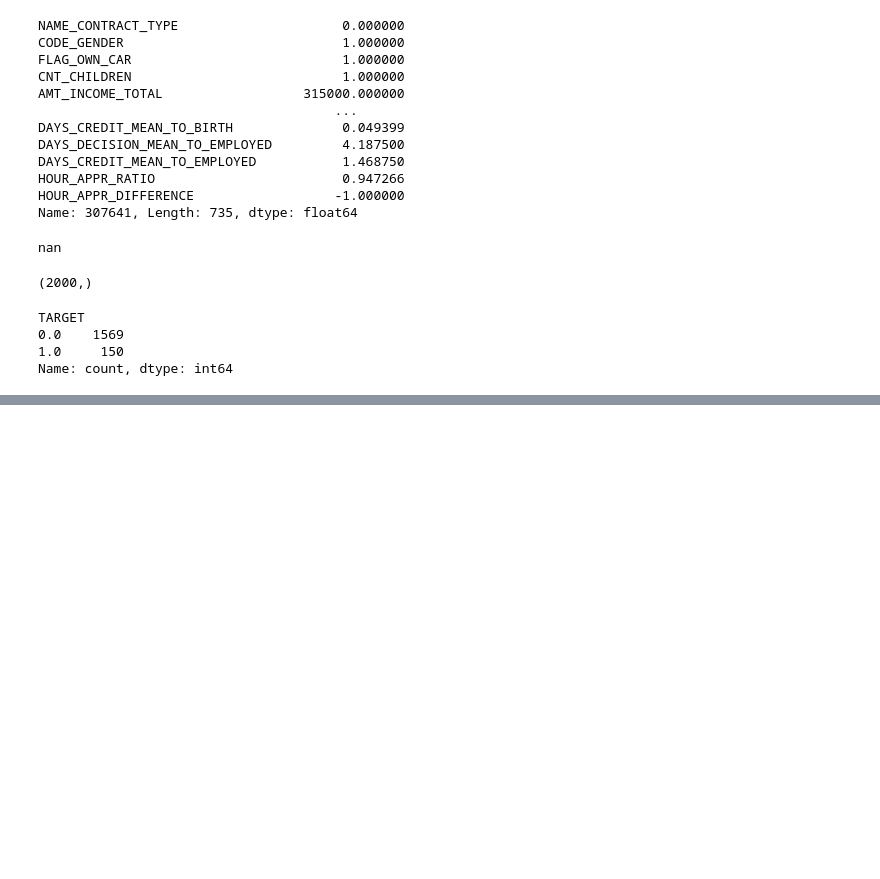
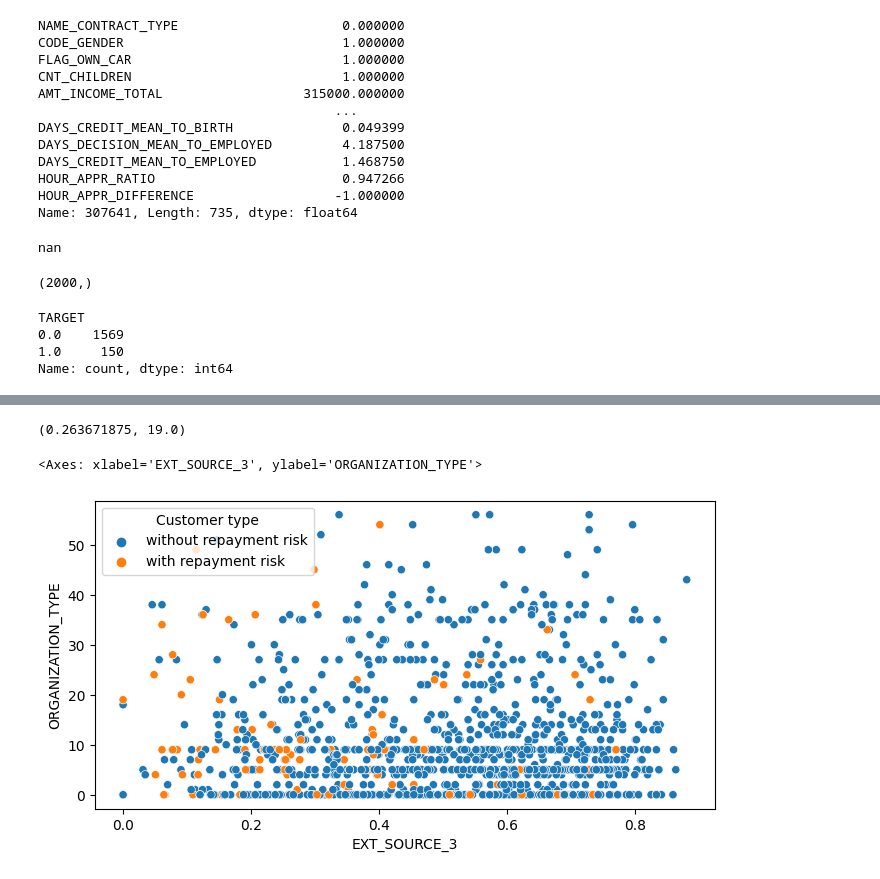
Before and after one commit to JulienfLeBoucher/OC_MLOps_credit_scoring, a Jupyter notebook: dashboard/dashboard_dev.ipynb, the cells around one changed output, grey strips where cells are left out. Cells and saved outputs as stored; diff of their text form; code cells hidden in the pictures; blank space fills up the shorter version.

```diff
--- a/dashboard/dashboard_dev.ipynb
+++ b/dashboard/dashboard_dev.ipynb
@@ -277,0 +356,9 @@ Name: count, dtype: int64
+# %%
+target = (
+            target
+            .astype("category")
+            .replace(0, 'without repayment risk')
+            .replace(1, 'with repayment risk')
+        )
+
+target.tail(10)
@@ -277,0 +379,20 @@ Name: count, dtype: int64
+# %%
+feature_name_x = 'EXT_SOURCE_3'
+feature_name_y = 'ORGANIZATION_TYPE'
+# Join the relevant feature of the group and the target,
+# and make sure to keep only group data.
+feature_names = [feature_name_x, feature_name_y]
+group_features = features.loc[:, feature_names]
+group_features = (
+    pd.concat([group_features, target], axis=1)
+    .loc[features.index, :]
+)
+# Rename the target columns for legend display.
+group_features = (
+    group_features
+    .rename(
+        columns={'TARGET': 'Customer type'},
+    )
+)
+
+group_features.head()
@@ -277,0 +407,24 @@ Name: count, dtype: int64
+# %%
+customer_id = 215453
+# Get customer feature value.
+customer_val_x = group_features.loc[customer_id, feature_name_x]
+customer_val_y = group_features.loc[customer_id, feature_name_y]
+
+print(f'({customer_val_x}, {customer_val_y})')
+# %% [output]
+(0.263671875, 19.0)
+# %%
+from seaborn import scatterplot
+
+fig, ax = plt.subplots(figsize=(8,4))
+scatterplot(
+    data=group_features,
+    x=feature_name_x,
+    y=feature_name_y,
+    hue='Customer type',
+    ax=ax,
+    legend=True,
+)
+# %% [output]
+<Axes: xlabel='EXT_SOURCE_3', ylabel='ORGANIZATION_TYPE'>
+[figure, added]
```
Also changed, not shown: parts of 14 cells of this notebook, 4 other files.
